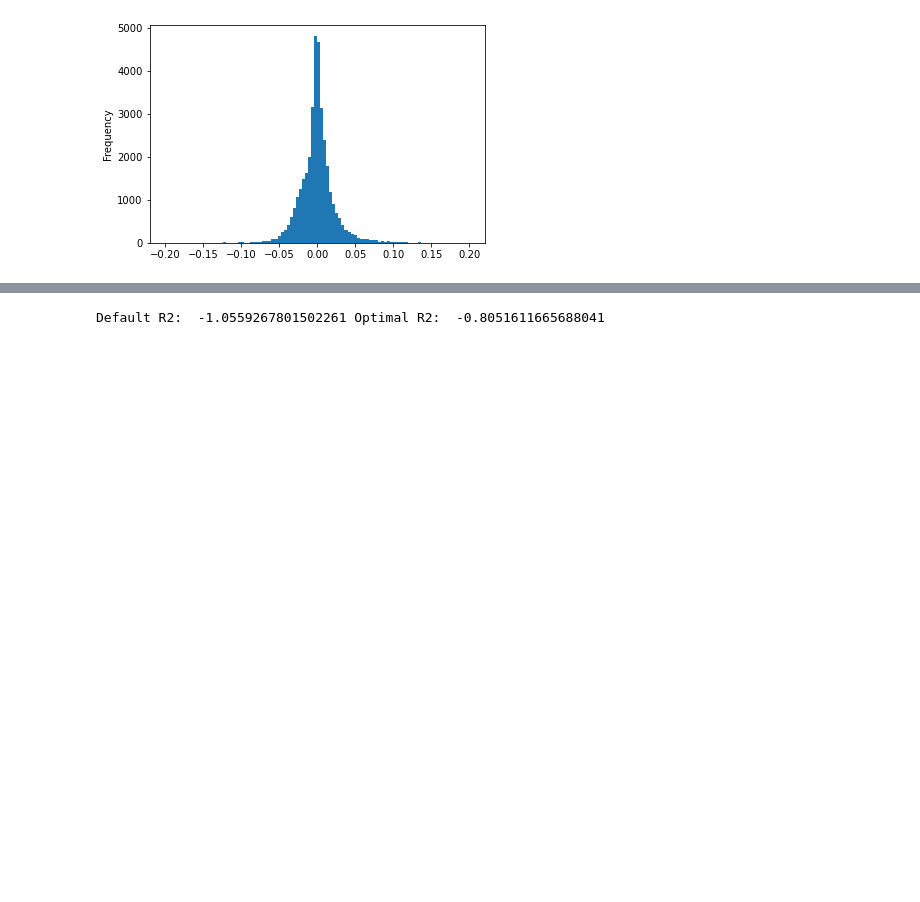
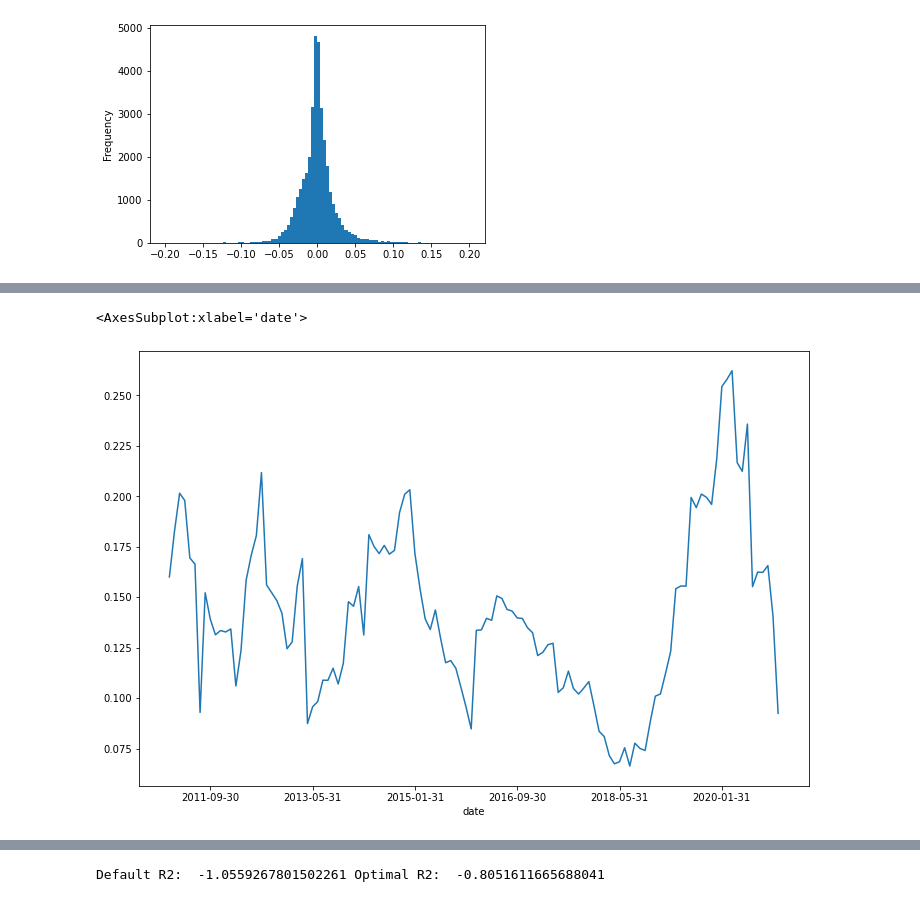
Before and after one commit to santoromano/Corporate-Bond-Factors, a Jupyter notebook: empirics.ipynb, the cells around one changed output, grey strips where cells are left out. Drawn from its saved outputs; the diff is of its cells as text; code cells hidden in the pictures; blank space fills up the shorter version.

```diff
--- a/empirics.ipynb
+++ b/empirics.ipynb
@@ -346,3 +359,8 @@ def results(model):
+# %%
+np.log(cum_rets/cum_rets.shift(12)).plot(figsize=(12,8))
+# %% [output]
+<AxesSubplot:xlabel='date'>
+[figure, added]
 # %%
 returns, y_true, y_hat = out_of_sample_procedure('ols',Y,X)
 (1+returns).cumprod().plot()
```
Also changed, not shown: parts of 4 cells of this notebook.
